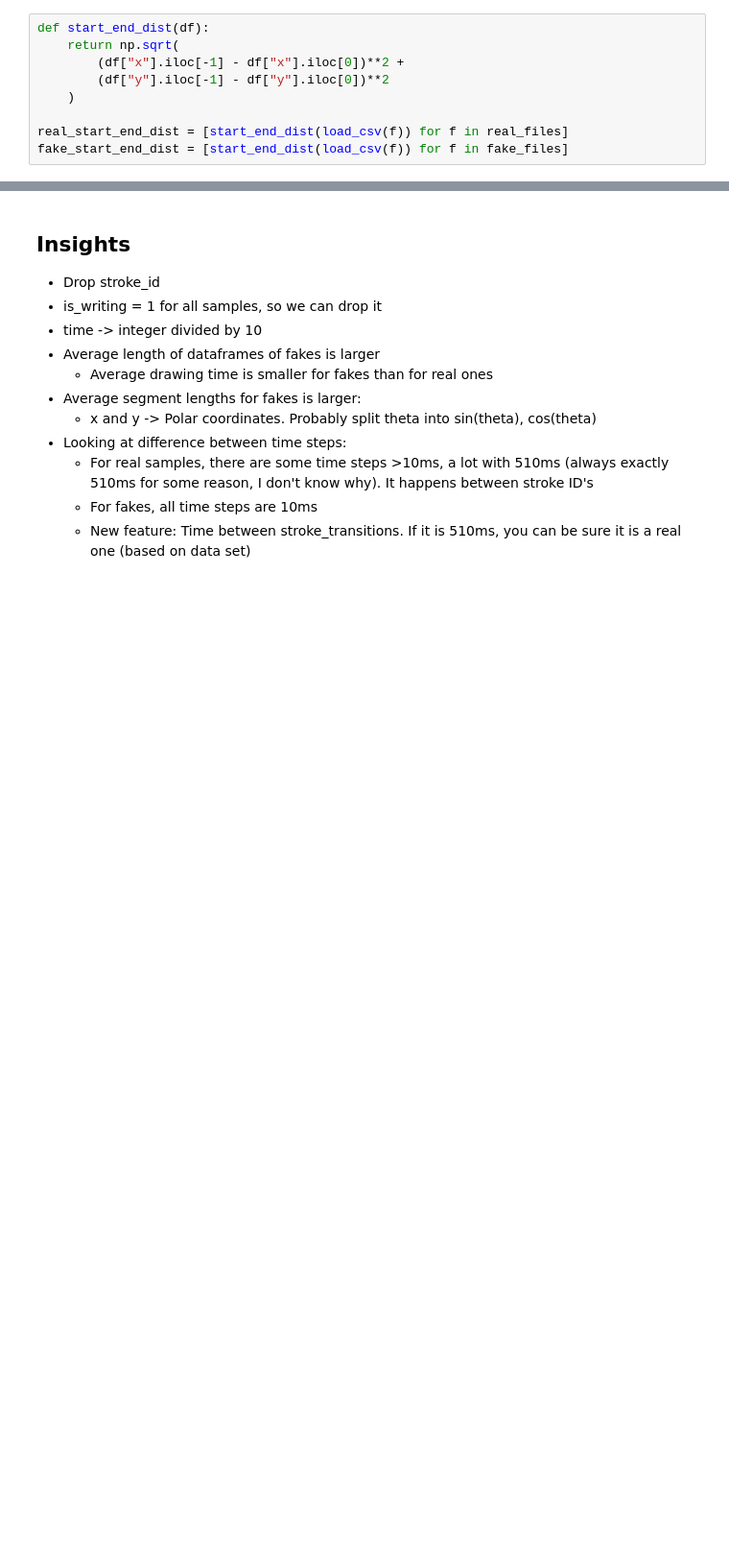
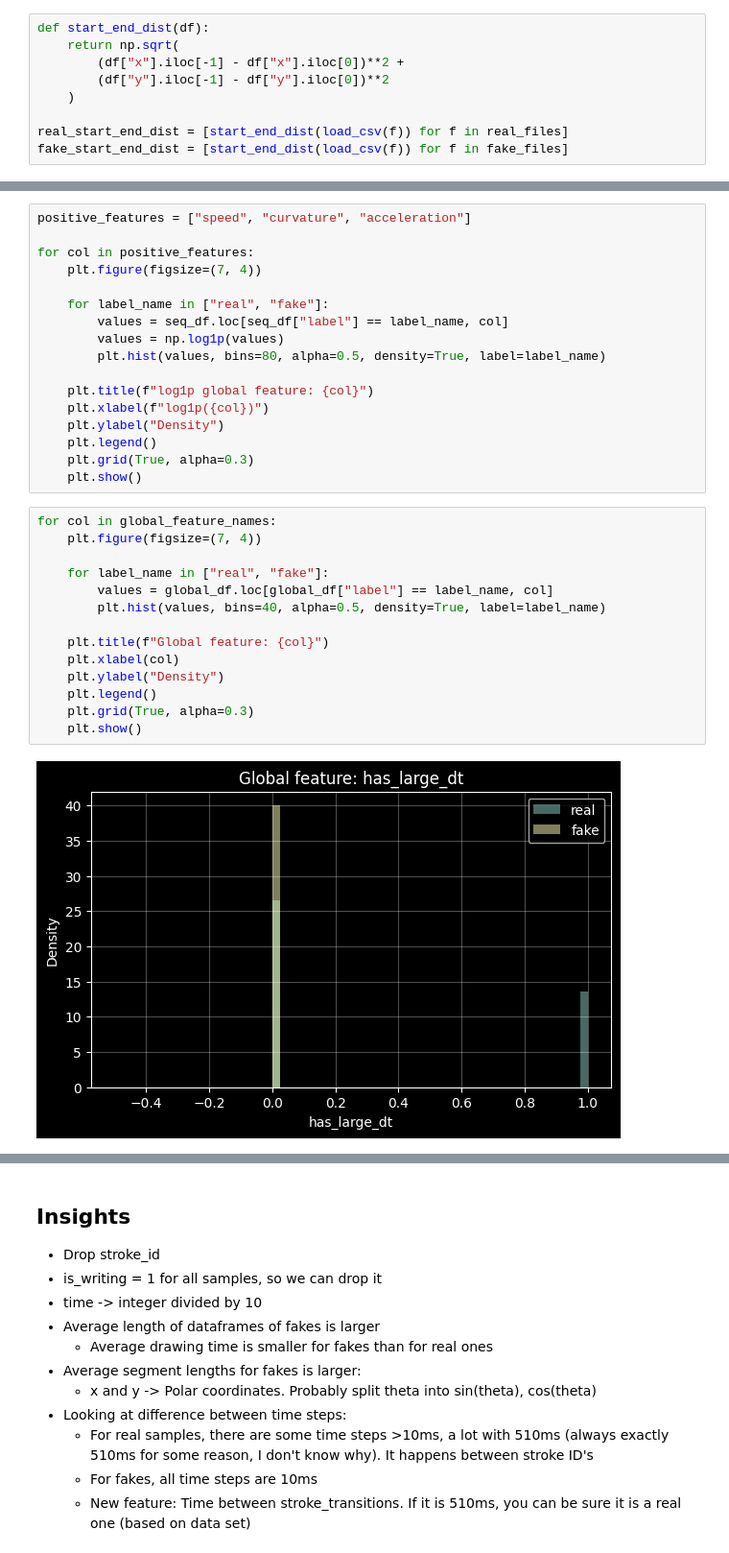
Before and after one commit to robin-szy/Deepfake-Symbols-Detector, a Jupyter notebook: data_exploration.ipynb, the cells around one changed output, grey strips where cells are left out. Shown at 96% size. Saved outputs shown, nothing was run; the diff lists cells and outputs as text; blank space fills up the shorter version.

```diff
--- a/data_exploration.ipynb
+++ b/data_exploration.ipynb
@@ -453,0 +544,33 @@ plt.show()
+# %%
+positive_features = ["speed", "curvature", "acceleration"]
+
+for col in positive_features:
+    plt.figure(figsize=(7, 4))
+
+    for label_name in ["real", "fake"]:
+        values = seq_df.loc[seq_df["label"] == label_name, col]
+        values = np.log1p(values)
+        plt.hist(values, bins=80, alpha=0.5, density=True, label=label_name)
+
+    plt.title(f"log1p global feature: {col}")
+    plt.xlabel(f"log1p({col})")
+    plt.ylabel("Density")
+    plt.legend()
+    plt.grid(True, alpha=0.3)
+    plt.show()
+# %%
+for col in global_feature_names:
+    plt.figure(figsize=(7, 4))
+
+    for label_name in ["real", "fake"]:
+        values = global_df.loc[global_df["label"] == label_name, col]
+        plt.hist(values, bins=40, alpha=0.5, density=True, label=label_name)
+
+    plt.title(f"Global feature: {col}")
+    plt.xlabel(col)
+    plt.ylabel("Density")
+    plt.legend()
+    plt.grid(True, alpha=0.3)
+    plt.show()
+# %% [output]
+[figure, added]
```
Also changed, not shown: parts of 20 cells of this notebook, 13 other files.
